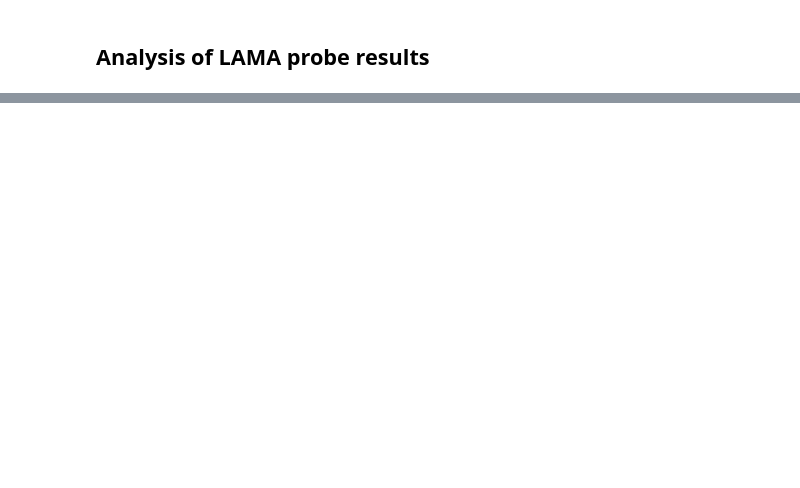
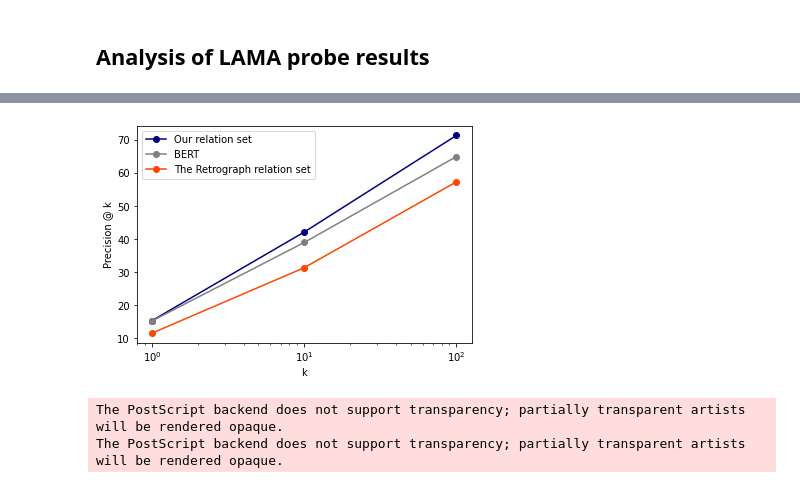
Before and after one commit to SondreWold/Thesis_code, a Jupyter notebook: notebooks/lama_analysis.ipynb, the cells around one changed output, grey strips where cells are left out. Saved outputs shown, nothing was run; the diff lists cells and outputs as text; code cells hidden in the pictures; blank space fills up the shorter version.

```diff
--- a/notebooks/lama_analysis.ipynb
+++ b/notebooks/lama_analysis.ipynb
@@ -88,0 +130,20 @@ plt.show()
+# %%
+lauscher_rel = [11.58, 31.34, 57.27]
+my_rel = [15.36, 42.11, 71.29]
+bert_base_uncased = [15.28, 38.96, 64.90]
+# %%
+fig = plt.figure()
+ax = fig.add_subplot()
+line, = ax.plot(x_values,my_rel, marker='o', color='navy', label="Our relation set")
+line, = ax.plot(x_values,bert_base_uncased, marker='o', color='gray', label="BERT")
+line, = ax.plot(x_values,lauscher_rel, marker='o', color='orangered', label="The Retrograph relation set")
+ax.set_xscale('log')
+plt.ylabel("Precision @ k")
+plt.xlabel("k")
+plt.legend()
+plt.show()
+fig.savefig('all_LAMA_result.eps', format="eps")
+# %% [output]
+[figure, added]
+The PostScript backend does not support transparency; partially transparent artists will be rendered opaque.
+The PostScript backend does not support transparency; partially transparent artists will be rendered opaque.
```
Also changed, not shown: parts of 14 cells of this notebook, 6 other files.
